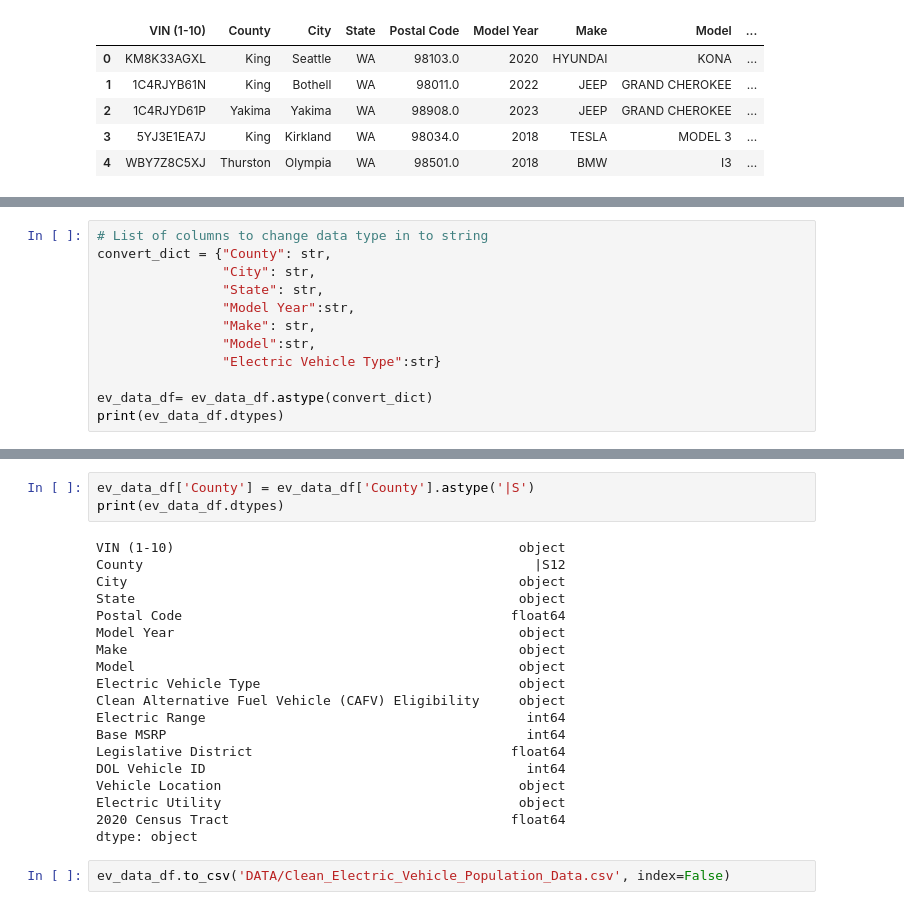
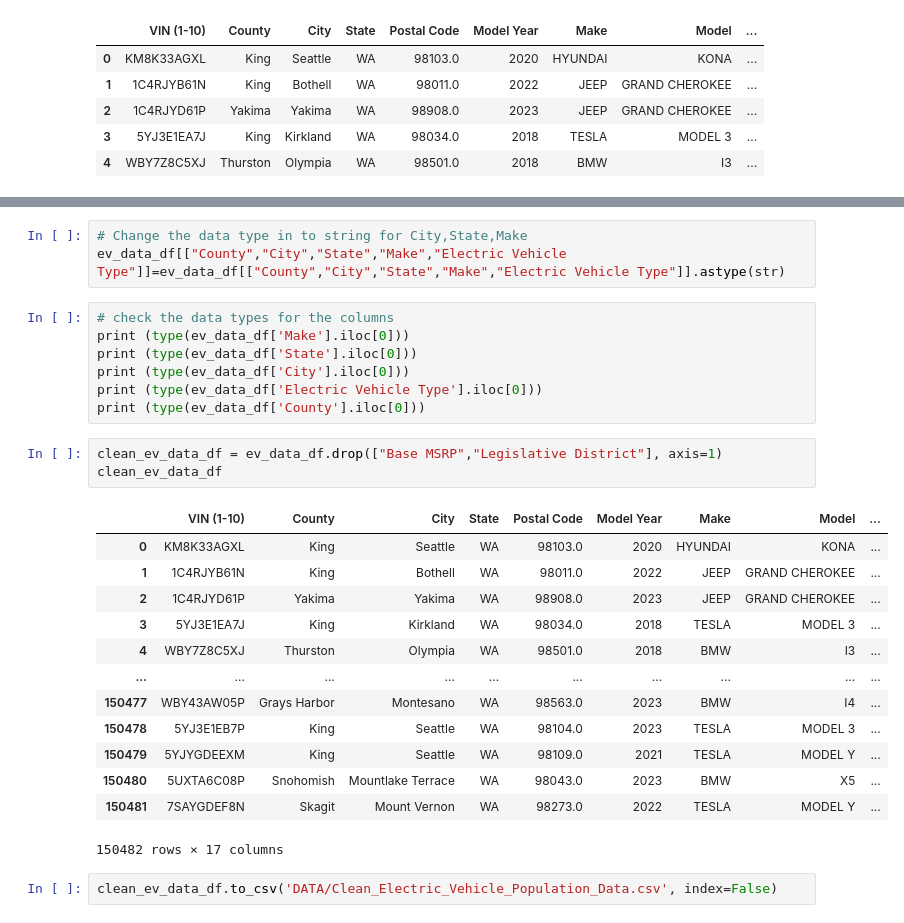
Before and after one commit to iobodo/Electrify_Washington_Tracking_the_Rise_of_EVs, a Jupyter notebook: Data_cleaning_2.ipynb, the cells around one changed output, grey strips where cells are left out. Saved outputs shown, nothing was run; the diff lists cells and outputs as text.

```diff
--- a/Data_cleaning_2.ipynb
+++ b/Data_cleaning_2.ipynb
@@ -104,12 +57,0 @@ ev_data_df
-# %%
-# List of columns to change data type in to string
-convert_dict = {"County": str,
-                "City": str,
-                "State": str,
-                "Model Year":str,
-                "Make": str,
-                "Model":str,
-                "Electric Vehicle Type":str}
-
-ev_data_df= ev_data_df.astype(convert_dict)
-print(ev_data_df.dtypes)
@@ -135,24 +58,29 @@ dtype: object
-# %%
-ev_data_df['County'] = ev_data_df['County'].astype('|S')
-print(ev_data_df.dtypes)
-# %% [output]
-VIN (1-10)                                            object
-County                                                  |S12
-City                                                  object
-State                                                 object
-Postal Code                                          float64
-Model Year                                            object
-Make                                                  object
-Model                                                 object
-Electric Vehicle Type                                 object
-Clean Alternative Fuel Vehicle (CAFV) Eligibility     object
-Electric Range                                         int64
-Base MSRP                                              int64
-Legislative District                                 float64
-DOL Vehicle ID                                         int64
-Vehicle Location                                      object
-Electric Utility                                      object
-2020 Census Tract                                    float64
-dtype: object
+# %%
+# Change the data type in to string for City,State,Make
+ev_data_df[["County","City","State","Make","Electric Vehicle Type"]]=ev_data_df[["County","City","State","Make","Electric Vehicle Type"]].astype(str)
+# %%
+# check the data types for the columns
+print (type(ev_data_df['Make'].iloc[0]))
+print (type(ev_data_df['State'].iloc[0]))
+print (type(ev_data_df['City'].iloc[0]))
+print (type(ev_data_df['Electric Vehicle Type'].iloc[0]))
+print (type(ev_data_df['County'].iloc[0]))
+# %%
+clean_ev_data_df = ev_data_df.drop(["Base MSRP","Legislative District"], axis=1)
+clean_ev_data_df
+# %% [output]
+|  | VIN (1-10) | County | City | State | Postal Code | Model Year | Make | Model | ... |
+| 0 | KM8K33AGXL | King | Seattle | WA | 98103.0 | 2020 | HYUNDAI | KONA | ... |
+| 1 | 1C4RJYB61N | King | Bothell | WA | 98011.0 | 2022 | JEEP | GRAND CHEROKEE | ... |
+| 2 | 1C4RJYD61P | Yakima | Yakima | WA | 98908.0 | 2023 | JEEP | GRAND CHEROKEE | ... |
+| 3 | 5YJ3E1EA7J | King | Kirkland | WA | 98034.0 | 2018 | TESLA | MODEL 3 | ... |
+| 4 | WBY7Z8C5XJ | Thurston | Olympia | WA | 98501.0 | 2018 | BMW | I3 | ... |
+| ... | ... | ... | ... | ... | ... | ... | ... | ... | ... |
+| 150477 | WBY43AW05P | Grays Harbor | Montesano | WA | 98563.0 | 2023 | BMW | I4 | ... |
+| 150478 | 5YJ3E1EB7P | King | Seattle | WA | 98104.0 | 2023 | TESLA | MODEL 3 | ... |
+| 150479 | 5YJYGDEEXM | King | Seattle | WA | 98109.0 | 2021 | TESLA | MODEL Y | ... |
+| 150480 | 5UXTA6C08P | Snohomish | Mountlake Terrace | WA | 98043.0 | 2023 | BMW | X5 | ... |
+| 150481 | 7SAYGDEF8N | Skagit | Mount Vernon | WA | 98273.0 | 2022 | TESLA | MODEL Y | ... |
+150482 rows × 17 columns
 # %%
-ev_data_df.to_csv('DATA/Clean_Electric_Vehicle_Population_Data.csv', index=False)
+clean_ev_data_df.to_csv('DATA/Clean_Electric_Vehicle_Population_Data.csv', index=False)
```
Also changed, not shown: parts of 5 cells of this notebook, 1 other file.
